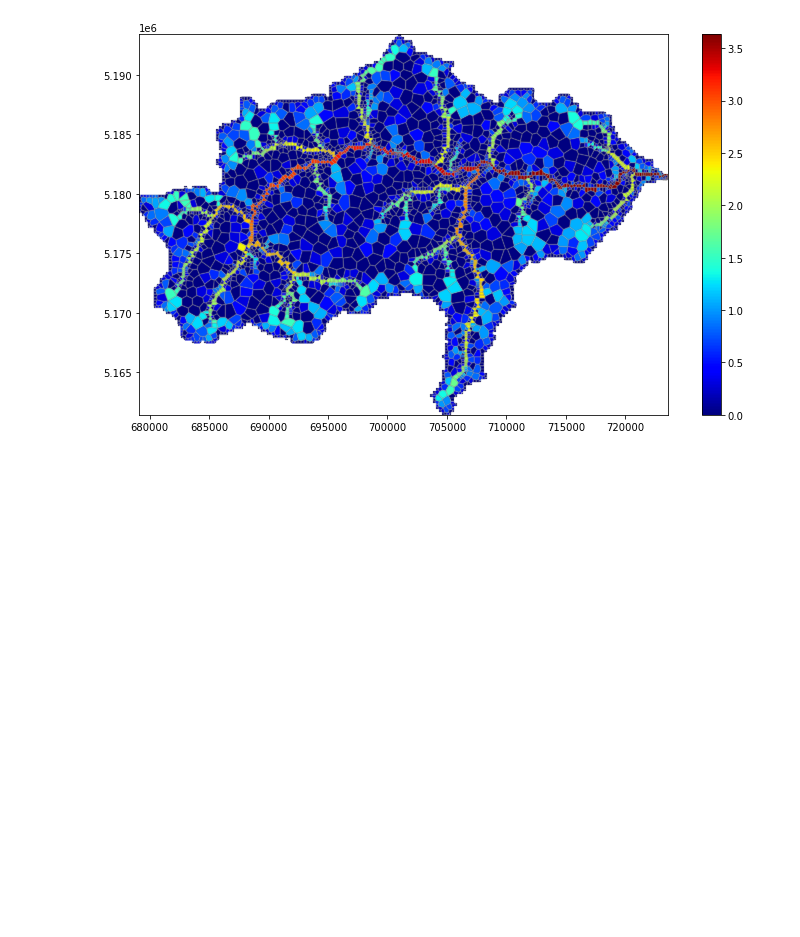
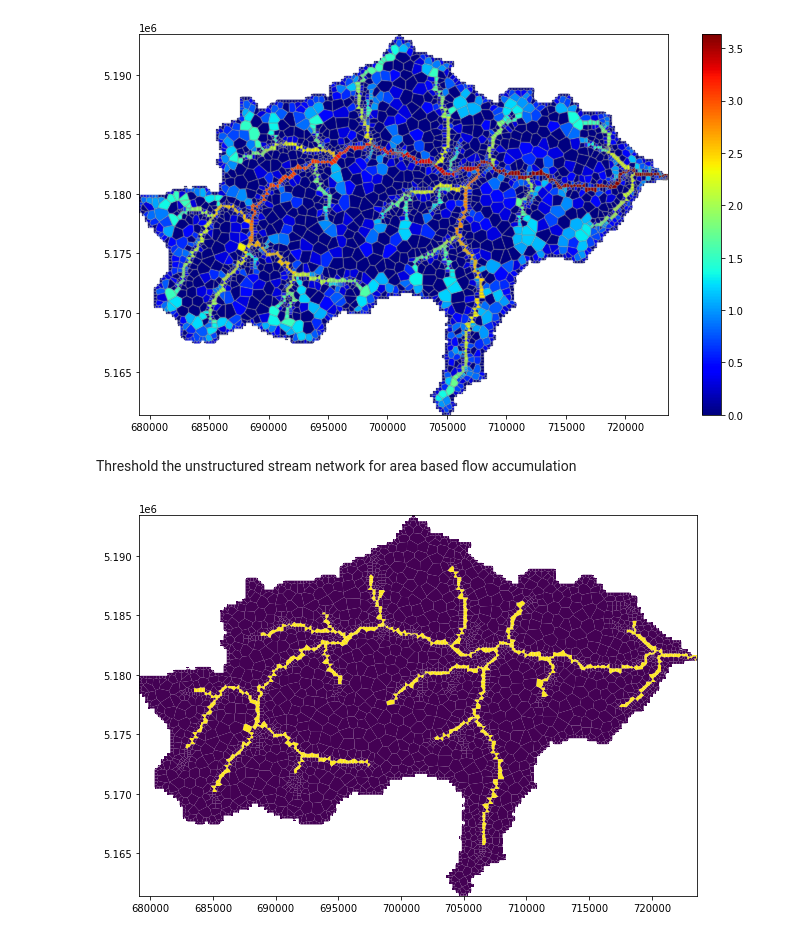
Before and after one commit to jlarsen-usgs/dany, a Jupyter notebook: Lolo_structured_2_voronoi_workshop.ipynb, the cells around one changed output. Drawn from its saved outputs; the diff is of its cells as text; code cells hidden in the pictures; blank space fills up the shorter version.

Commit message:
add voronoi stream delineation to notebook

```diff
--- a/Lolo_structured_2_voronoi_workshop.ipynb
+++ b/Lolo_structured_2_voronoi_workshop.ipynb
@@ -273,3 +285,14 @@ pmv.plot_grid(alpha=0.2)
 plt.colorbar(pc);
 # %% [output]
 [figure]
+# %% [markdown]
+Threshold the unstructured stream network for area based flow accumulation
+# %%
+strms = PrmsStreams(vgrid, fdir)
+stream_array = strms.delineate_streams(contrib_area=1e7)
+
+fig, ax = plt.subplots(figsize=(10, 7))
+pmv = PlotMapView(modelgrid=vgrid, ax=ax)
+pc = pmv.plot_array(stream_array);
+# %% [output]
+[figure, added]
```
Also changed, not shown: parts of 6 cells of this notebook.
